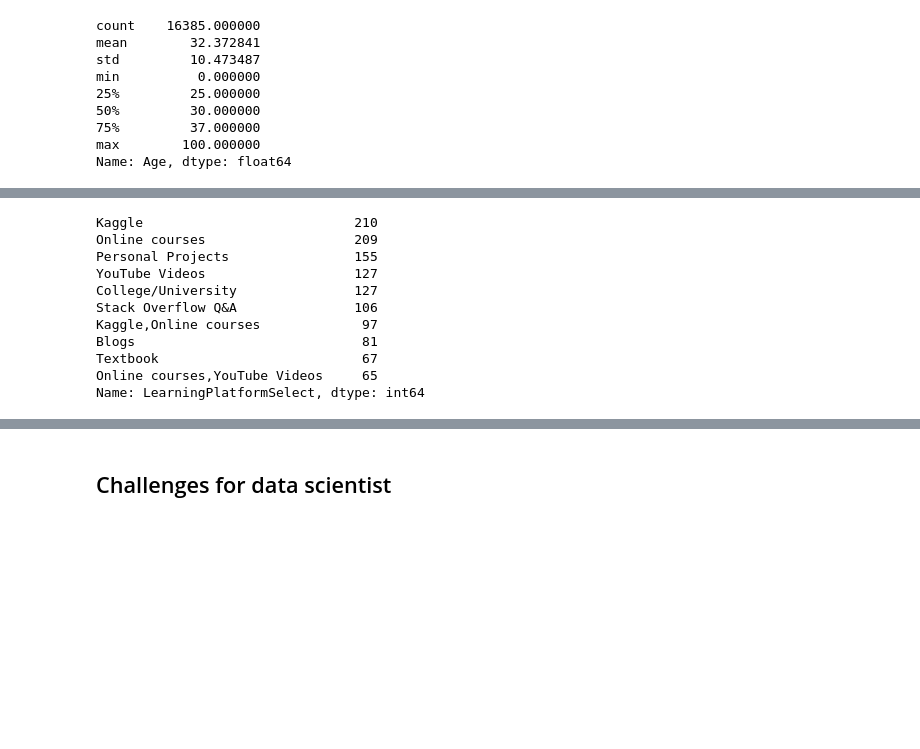
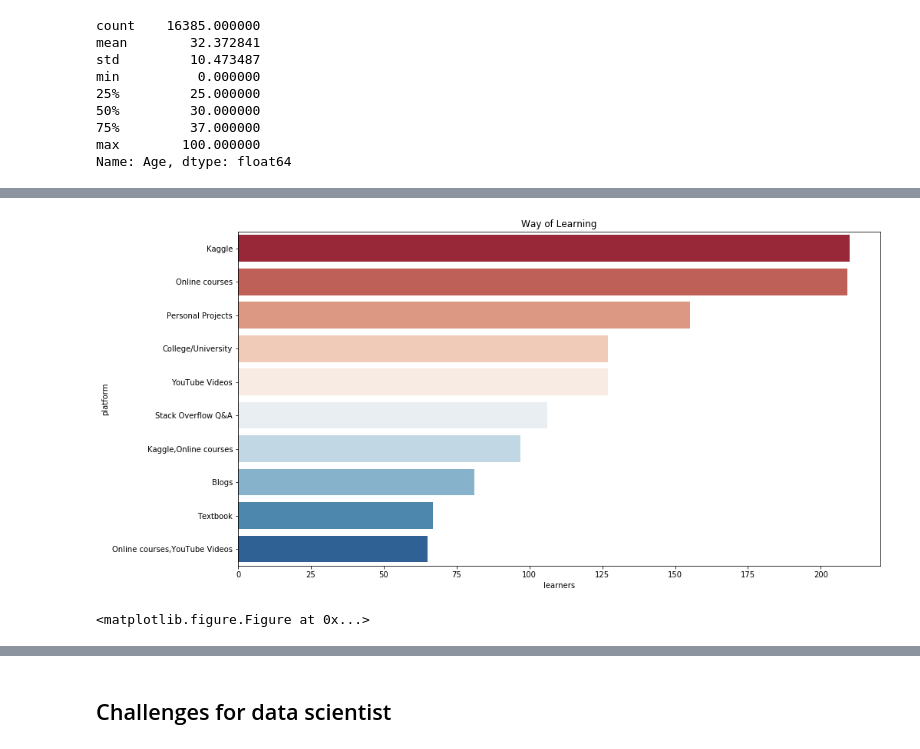
Before and after one commit to vipinbharti121/Kaggle_ML_datascience_survey, a Jupyter notebook: KaggleMLandDataScience.ipynb, the cells around one changed output, grey strips where cells are left out. Cells and saved outputs as stored; diff of their text form; code cells hidden in the pictures; blank space fills up the shorter version.

```diff
--- a/KaggleMLandDataScience.ipynb
+++ b/KaggleMLandDataScience.ipynb
@@ -180,15 +180,14 @@ plt.show()
-# %%
-mcq_data['LearningPlatformSelect'].value_counts()[:10]
-# %% [output]
-Kaggle                           210
-Online courses                   209
-Personal Projects                155
-YouTube Videos                   127
-College/University               127
-Stack Overflow Q&A               106
-Kaggle,Online courses             97
-Blogs                             81
-Textbook                          67
-Online courses,YouTube Videos     65
-Name: LearningPlatformSelect, dtype: int64
+# %%
+lp = mcq_data['LearningPlatformSelect'].value_counts()[:10].to_frame()
+
+plt.figure(figsize=(15,8))
+plt.title("Way of Learning")
+sns.barplot(y=lp.index, x=lp.LearningPlatformSelect, palette="RdBu")
+plt.xlabel("learners")
+plt.ylabel("platform")
+plt.figure(figsize=(10,6))
+plt.show()
+# %% [output]
+[figure, added]
+<matplotlib.figure.Figure at 0x...>
 # %%
```
Also changed, not shown: parts of 13 cells of this notebook.
